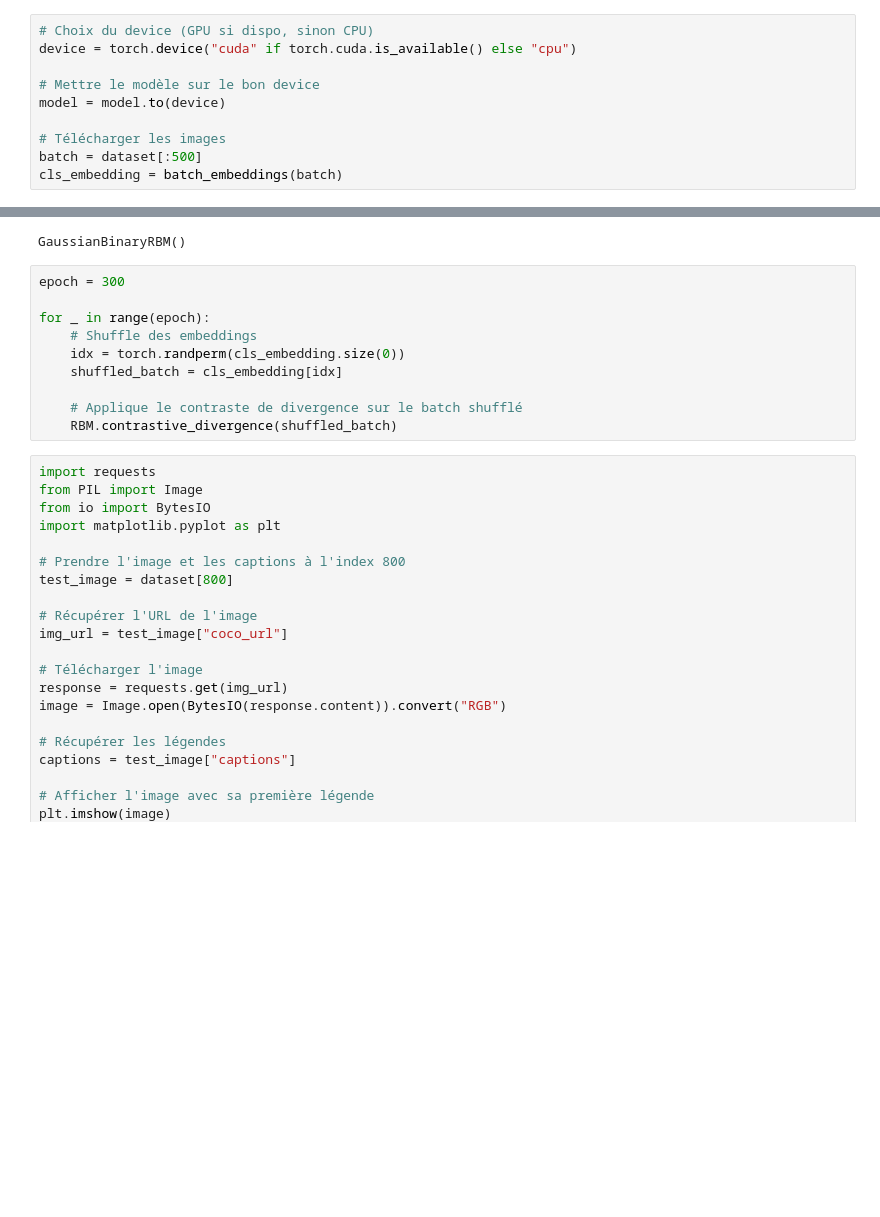
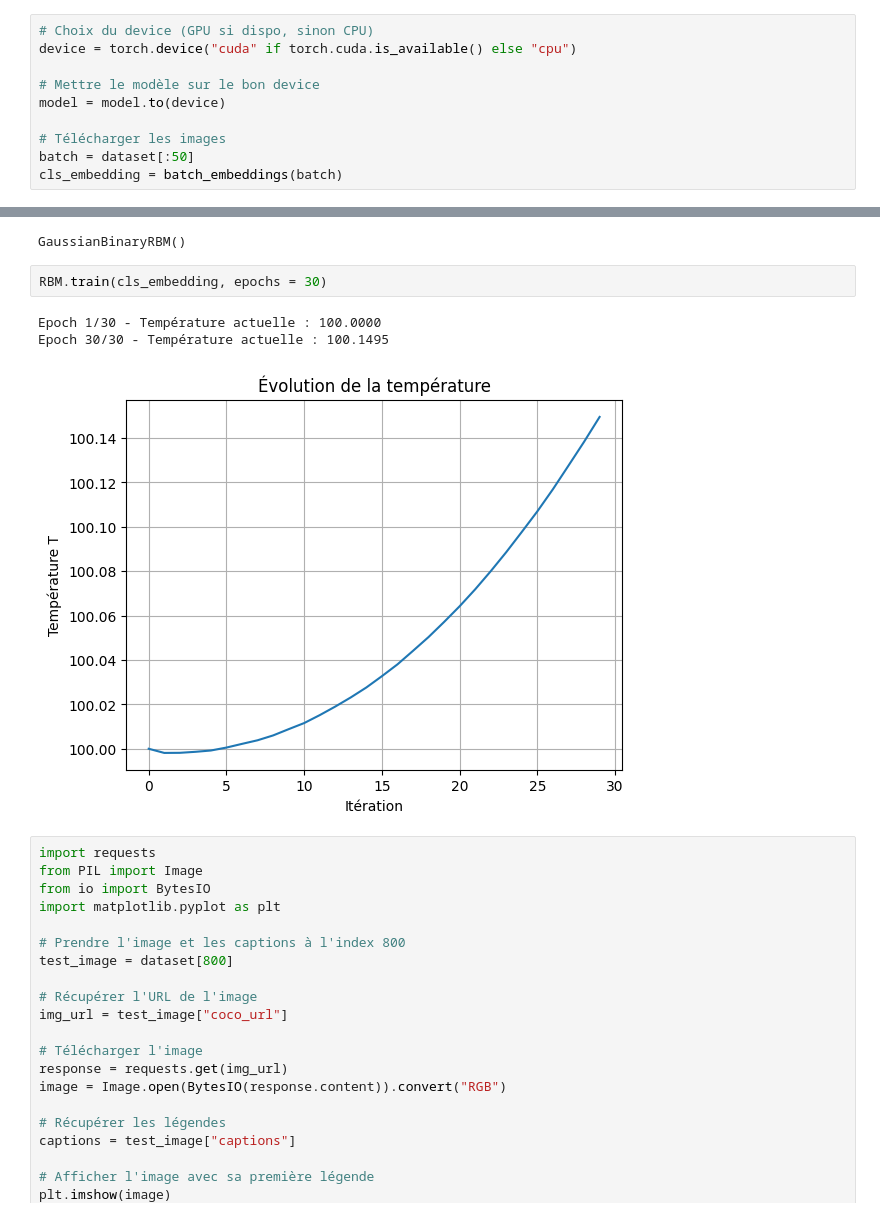
Before and after one commit to Faj1223/BLIP-RBM, a Jupyter notebook: notebooks/test_BLIP.ipynb, the cells around one changed output, grey strips where cells are left out. Cells and saved outputs as stored; diff of their text form; blank space fills up the shorter version.

```diff
--- a/notebooks/test_BLIP.ipynb
+++ b/notebooks/test_BLIP.ipynb
@@ -432,6 +432,6 @@ device = torch.device("cuda" if torch.cuda.is_available() else "cpu")
 model = model.to(device)
 
 # Télécharger les images
-batch = dataset[:500]
+batch = dataset[:50]
 cls_embedding = batch_embeddings(batch)
 # %% [output]
@@ -445,16 +445,12 @@ RBM =  rbm.GaussianBinaryRBM(visible_dim, hidden_dim, sigma)
 print(RBM)
 # %% [output]
 GaussianBinaryRBM()
-# %%
-epoch = 300
-
-for _ in range(epoch):
-    # Shuffle des embeddings
-    idx = torch.randperm(cls_embedding.size(0))
-    shuffled_batch = cls_embedding[idx]
-
-    # Applique le contraste de divergence sur le batch shufflé
-    RBM.contrastive_divergence(shuffled_batch)
+# %%
+RBM.train(cls_embedding, epochs = 30)
+# %% [output]
+Epoch 1/30 - Température actuelle : 100.0000
+Epoch 30/30 - Température actuelle : 100.1495
+[figure, added]
 # %%
 import requests
 from PIL import Image
```
Also changed, not shown: parts of 3 cells of this notebook, 1 other file.
